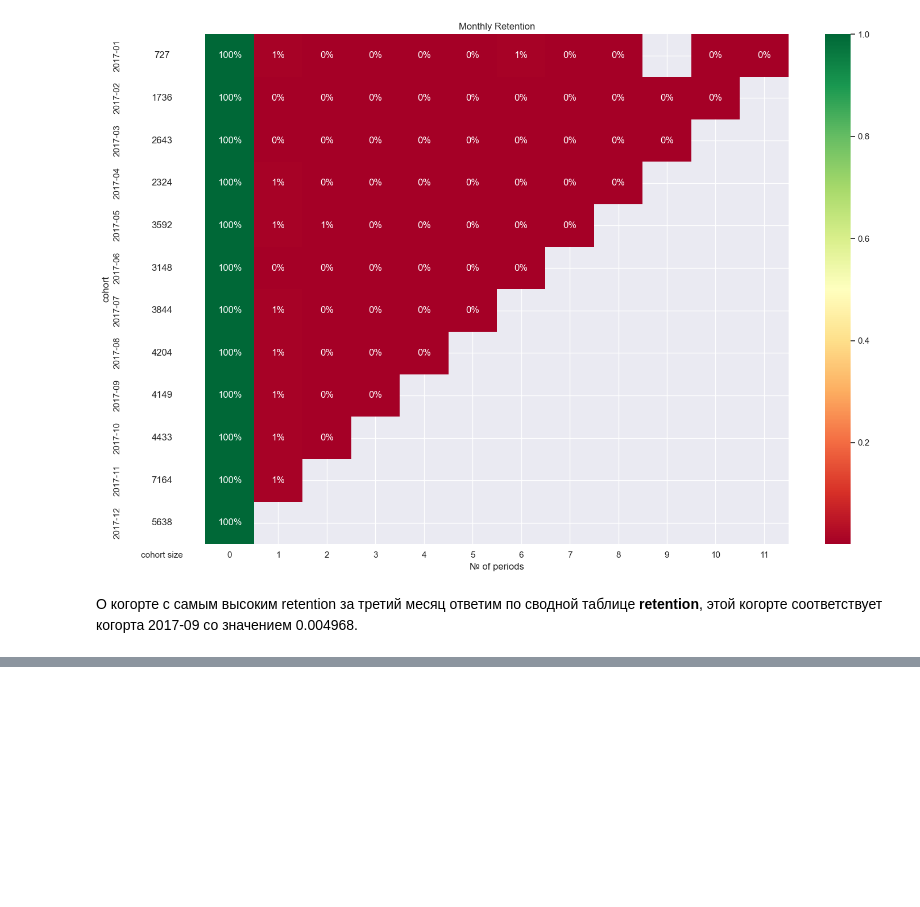
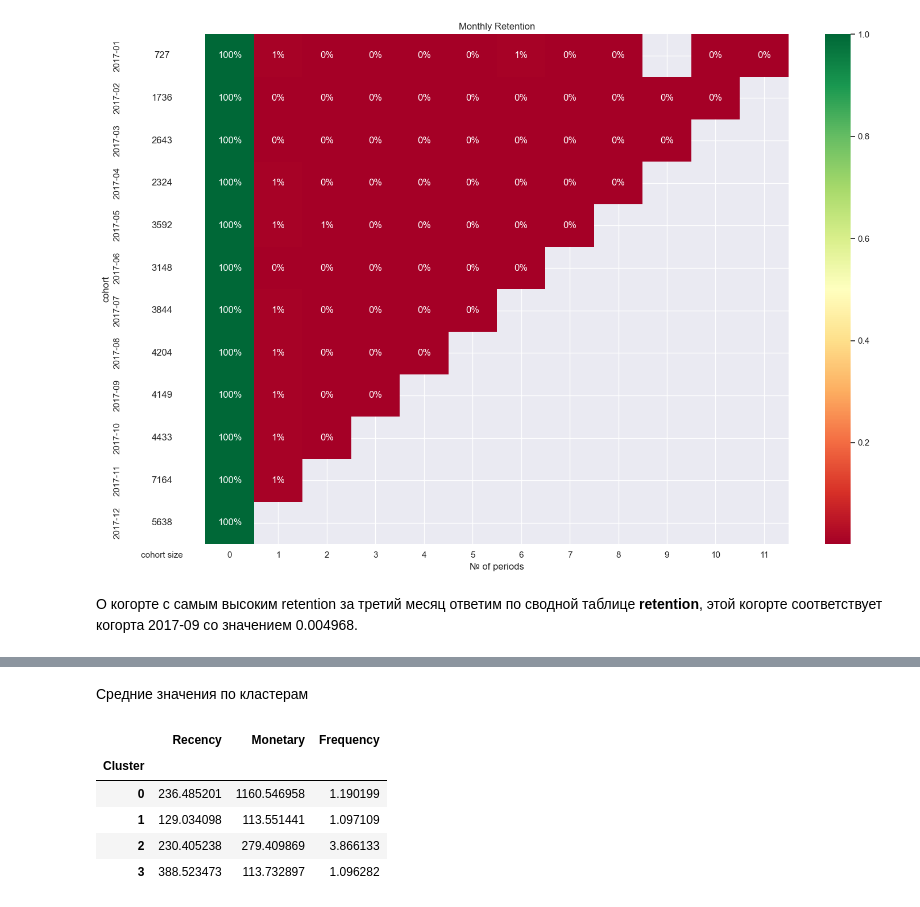
Before and after one commit to MikhailRMA/WorkSpace, a Jupyter notebook: Project_6/Project_6.ipynb, the cells around one changed output, grey strips where cells are left out. Cells and saved outputs as stored; diff of their text form; code cells hidden in the pictures; blank space fills up the shorter version.

```diff
--- a/Project_6/Project_6.ipynb
+++ b/Project_6/Project_6.ipynb
@@ -476,0 +569,11 @@ fig.tight_layout()
+# %% [markdown]
+Средние значения по кластерам
+# %%
+rfm.groupby('Cluster').mean()
+# %% [output]
+|  | Recency | Monetary | Frequency |
+| Cluster |  |  |  |
+| 0 | 236.485201 | 1160.546958 | 1.190199 |
+| 1 | 129.034098 | 113.551441 | 1.097109 |
+| 2 | 230.405238 | 279.409869 | 3.866133 |
+| 3 | 388.523473 | 113.732897 | 1.096282 |
```
Also changed, not shown: parts of 17 cells of this notebook.
